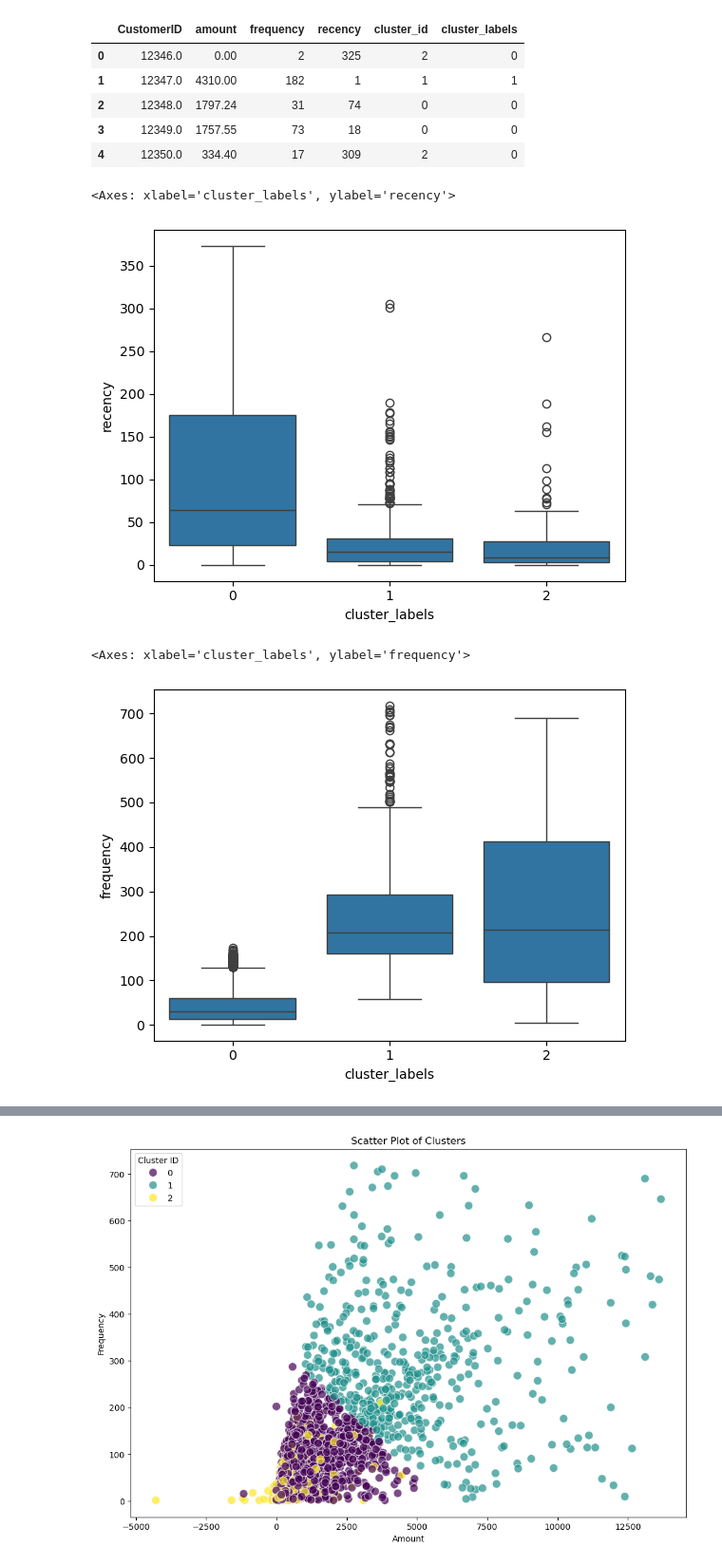
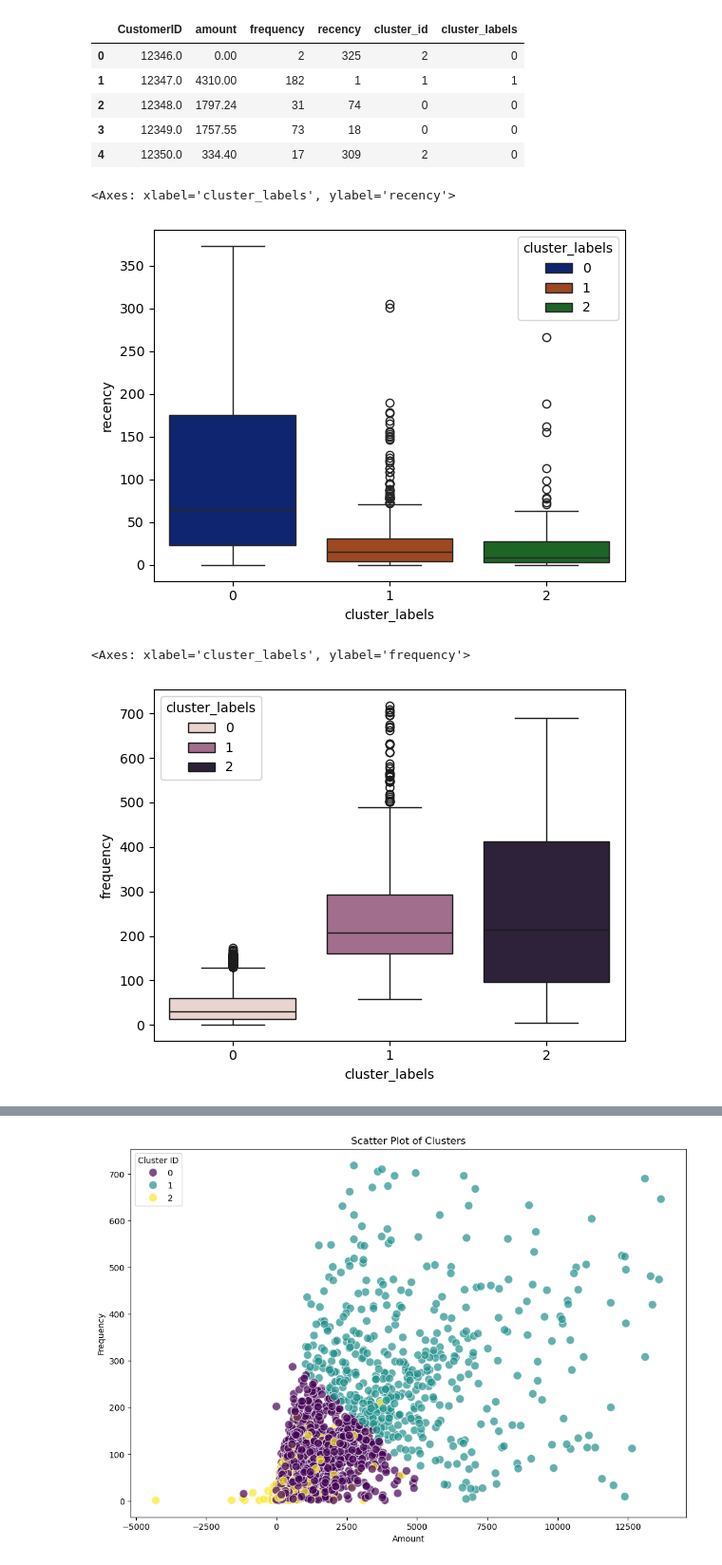
Before and after one commit to sayande01/Customer_Segmentation_using_K_Means, a Jupyter notebook: Customer Segmentation using k means.ipynb, the cells around one changed output, grey strips where cells are left out. Shown: that part at 95% size. Cells and saved outputs as stored; diff of their text form; code cells hidden in the pictures.

```diff
--- a/Customer Segmentation using k means.ipynb
+++ b/Customer Segmentation using k means.ipynb
@@ -443,15 +443,15 @@ grouped_df.head()
 | 4 | 12350.0 | 334.40 | 17 | 309 | 2 | 0 |
 # %%
 # plots
-sns.boxplot(x='cluster_labels', y='recency', data=grouped_df)
+sns.boxplot(x='cluster_labels', y='recency', data=grouped_df, hue = 'cluster_labels', palette = 'dark')
 # %% [output]
 <Axes: xlabel='cluster_labels', ylabel='recency'>
-[figure, old version]
+[figure, new version]
 # %%
 # plots
-sns.boxplot(x='cluster_labels', y='frequency', data=grouped_df)
+sns.boxplot(x='cluster_labels', y='frequency', data=grouped_df , hue = 'cluster_labels')
 # %% [output]
 <Axes: xlabel='cluster_labels', ylabel='frequency'>
-[figure, old version]
+[figure, new version]
 # %%
 # plots
```
Also changed, not shown: parts of 1 cell of this notebook.
